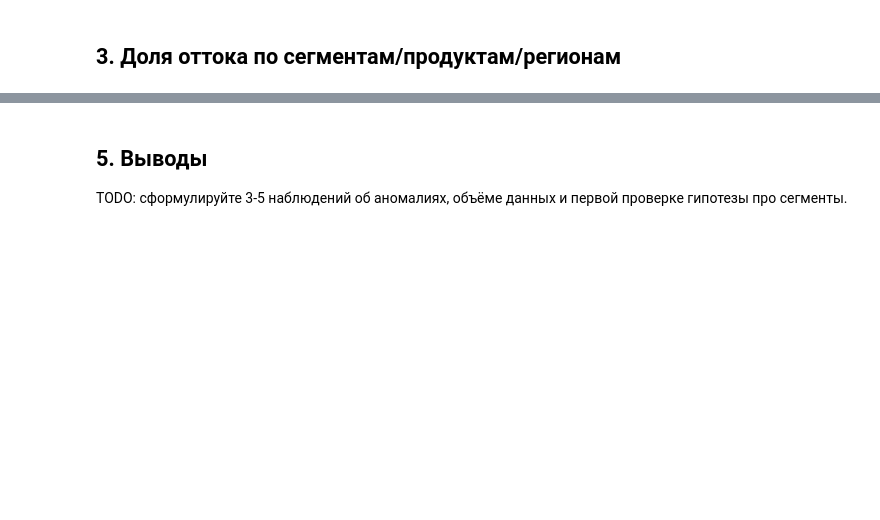
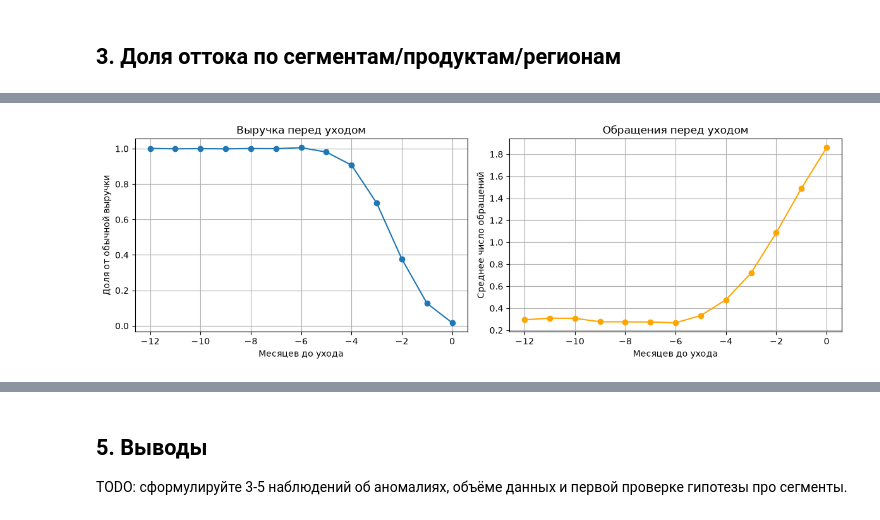
Before and after one commit to Tr1zel/b2b-churn-internship, a Jupyter notebook: notebooks/01_eda.ipynb, the cells around one changed output, grey strips where cells are left out. Cells and saved outputs as stored; diff of their text form; code cells hidden in the pictures; blank space fills up the shorter version.

```diff
--- a/notebooks/01_eda.ipynb
+++ b/notebooks/01_eda.ipynb
@@ -52,11 +92,21 @@ numeric_columns = [
 # %% [markdown]
 ## 3. Доля оттока по сегментам/продуктам/регионам
 # %%
-# churn_rate_by(clients, target_col='is_churned', group_col='segment')
 clients["is_explicit_churn"]= (
     clients["termination_date"].notna().astype(int)
-) # flag явного оттока
-# clients.groupby("segment")["is_explicit_churn"].mean() * 100
-# clients.groupby("region")["is_explicit_churn"].mean() * 100
+)
+display(churn_rate_by(clients, target_col='is_explicit_churn', group_col='segment'))
+display(churn_rate_by(clients, target_col='is_explicit_churn', group_col='region'))
+display(churn_rate_by(clients, target_col='is_explicit_churn', group_col='product'))
+
+# display(clients.groupby("segment")["is_explicit_churn"].mean() * 100)
+# display(clients.groupby("region")["is_explicit_churn"].mean() * 100)
 # clients.groupby("product")["is_explicit_churn"].mean() * 100
 # clients["is_explicit_churn"].mean()
+
+month_stats = missing_months(usage)
+print("Клиентов с дырами:", month_stats["has_gap"].sum())
+
+print(month_stats["n_months_actual"].agg(["min", "median", "max"]))
+
+print("Полная история:", (month_stats["n_months_actual"] == 30).sum())
@@ -126,0 +142,59 @@ for client_id in active_ids:
+# %%
+terminated = clients.dropna(
+    subset=["termination_date"]
+)[["client_id", "termination_date"]]
+
+before_churn = usage.merge(
+    terminated,
+    on="client_id",
+    how="inner",
+)
+before_churn["k"] = (
+    pd.PeriodIndex(before_churn["month"], freq="M").astype("int64")
+    - pd.PeriodIndex(
+        before_churn["termination_date"],
+        freq="M",
+    ).astype("int64")
+)
+before_churn = before_churn[
+    before_churn["k"].between(-12, 0)
+]
+
+normal_revenue = (
+    before_churn[before_churn["k"].between(-12, -7)]
+    .groupby("client_id")["revenue"]
+    .mean()
+)
+
+before_churn["revenue_norm"] = (
+    before_churn["revenue"]
+    / before_churn["client_id"].map(normal_revenue)
+)
+
+churn_dynamics = before_churn.groupby("k").agg(
+    revenue_median=("revenue_norm", "median"),
+    tickets_mean=("n_tickets", "mean")
+)
+
+fig, axes = plt.subplots(1, 2, figsize=(12, 4))
+
+churn_dynamics["revenue_median"].plot(
+    ax=axes[0], marker="o"
+)
+axes[0].set_title("Выручка перед уходом")
+axes[0].set_xlabel("Месяцев до ухода")
+axes[0].set_ylabel("Доля от обычной выручки")
+axes[0].grid()
+
+churn_dynamics["tickets_mean"].plot(
+    ax=axes[1], marker="o", color="orange"
+)
+axes[1].set_title("Обращения перед уходом")
+axes[1].set_xlabel("Месяцев до ухода")
+axes[1].set_ylabel("Среднее число обращений")
+axes[1].grid()
+
+plt.tight_layout()
+plt.show()
+# %% [output]
+[figure, added]
```
Also changed, not shown: parts of 16 cells of this notebook, 3 other files.
